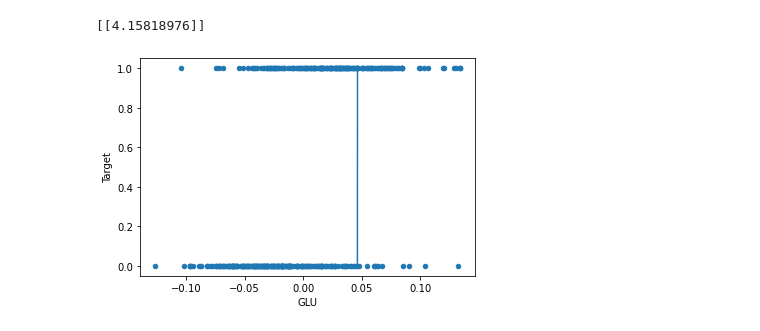
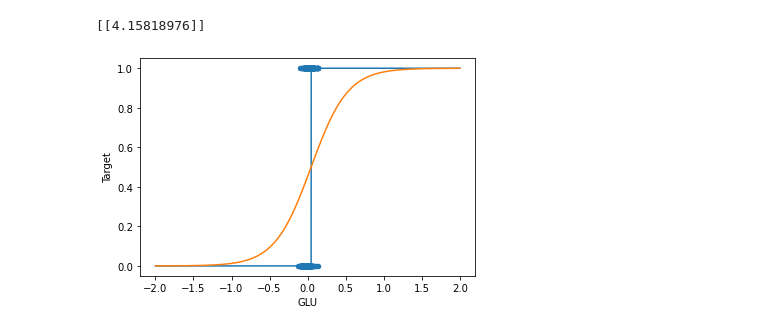
Before and after one commit to JoeytheJo/DH150_SU22_UCLA, a Jupyter notebook: Logistic Classification/Logistic.ipynb, the cells around one changed output. Cells and saved outputs as stored; diff of their text form; code cells hidden in the pictures.

```diff
--- a/Logistic Classification/Logistic.ipynb
+++ b/Logistic Classification/Logistic.ipynb
@@ -144,17 +144,22 @@ print(model.coef_)
 [[4.15818976]]
 # %%
 #Generate a new array of x_new and y_new
-x_test = [[0.005]]
+x_new = np.linspace(-2,2,10000)
 y_new = model.predict(x_test)
 # %%
 #Make line plot of y_vew vs x_new
 df3.plot.scatter(x='GLU', y='Target',)
-x_new = np.linspace(-0.05,0.05,10000)
 x_new = x_new.reshape(-1,1)
+
+y_model = 1 / (1 + np.exp(-(model.intercept_ + model.coef_ * x_new)))
+
 y_pred = model.predict(x_new)
+
 plt.plot(x_new, y_pred)
+plt.plot(x_new, y_model)
+
 
 plt.show()
 # %% [output]
-[figure, old version]
+[figure, new version]
 # %%
```
Also changed, not shown: parts of 7 cells of this notebook, 1 other file.
